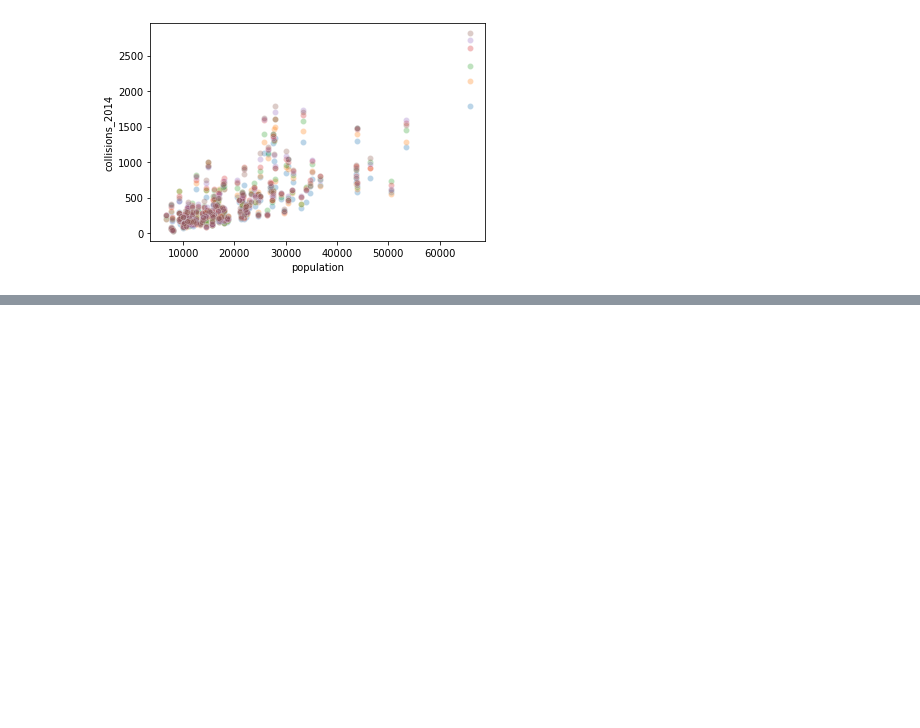
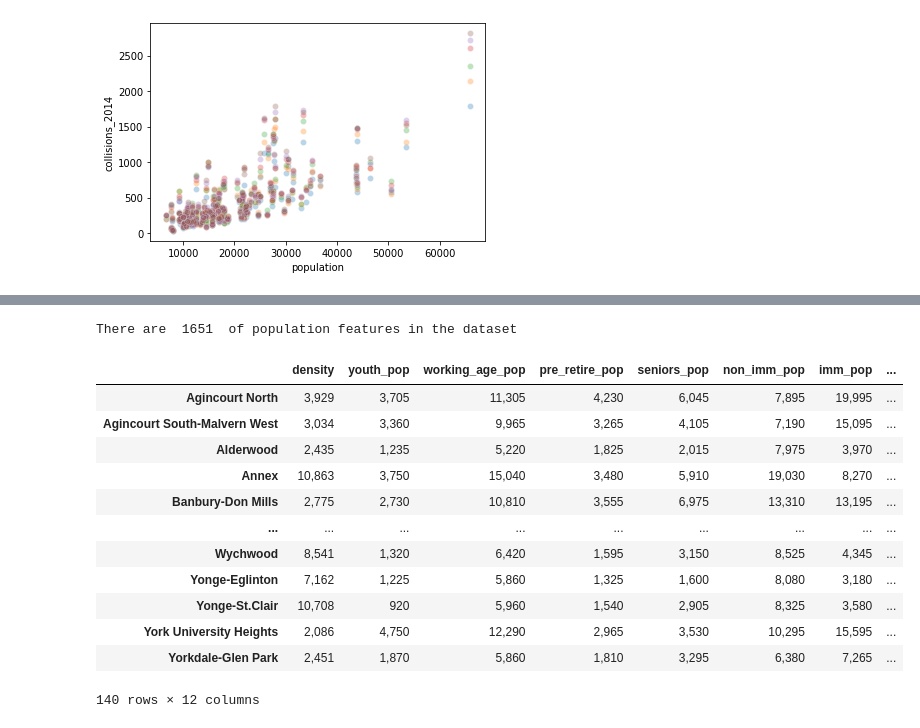
Before and after one commit to Andrew-Agapov/Kaggle_projects, a Jupyter notebook: toronto-traffic-collisions-analysis.ipynb, the cells around one changed output, grey strips where cells are left out. Drawn from its saved outputs; the diff is of its cells as text; code cells hidden in the pictures; blank space fills up the shorter version.

```diff
--- a/toronto-traffic-collisions-analysis.ipynb
+++ b/toronto-traffic-collisions-analysis.ipynb
@@ -370,0 +404,43 @@ Traffic collisions by year were growing 2014-2019 until they rapidly dropped in
+# %%
+# Let's see what characteristics we have in our df_pop dataframe:
+print("There are ", len(df_pop['Characteristic'].unique()), " of population features in the dataset")
+# There are too many features, we won't be able to explore all of them. Let's try using a few:
+
+features = ['Population density per square kilometre', 'Youth (15-24 years)', 'Working Age (25-54 years)', 'Pre-retirement (55-64 years)',
+            'Seniors (65+ years)', '  Non-immigrants', '  Immigrants', '  Car, truck, van - as a driver', '  Car, truck, van - as a passenger',
+            '  Public transit', '  Walked', '  Bicycle']
+
+pop_density = df_pop[df_pop['Characteristic']==features[0]].iloc[0,6:]
+youth_pop = df_pop[df_pop['Characteristic']==features[1]].iloc[0,6:]
+working_age_pop = df_pop[df_pop['Characteristic']==features[2]].iloc[0,6:]
+pre_retire_pop = df_pop[df_pop['Characteristic']==features[3]].iloc[0,6:]
+seniors_pop = df_pop[df_pop['Characteristic']==features[4]].iloc[0,6:]
+non_imm_pop = df_pop[df_pop['Characteristic']==features[5]].iloc[0,6:]
+imm_pop = df_pop[df_pop['Characteristic']==features[6]].iloc[0,6:]
+car_drive_commute = df_pop[df_pop['Characteristic']==features[7]].iloc[0,6:]
+car_pass_commute = df_pop[df_pop['Characteristic']==features[8]].iloc[0,6:]
+transit_commute = df_pop[df_pop['Characteristic']==features[9]].iloc[0,6:]
+walk_commute = df_pop[df_pop['Characteristic']==features[10]].iloc[0,6:]
+bicycle_commute = df_pop[df_pop['Characteristic']==features[11]].iloc[0,6:]
+# %% [output]
+There are  1651  of population features in the dataset
+# %%
+series_list = [pop_density, youth_pop, working_age_pop, pre_retire_pop, seniors_pop, non_imm_pop, imm_pop, car_drive_commute, car_pass_commute, transit_commute, walk_commute, bicycle_commute]
+series_names = ['density', 'youth_pop','working_age_pop','pre_retire_pop','seniors_pop','non_imm_pop','imm_pop',"driver_commute", 'car_pass_commute', 'transit_commute','walk_commute', 'bicycle_commute']
+
+full_features = pd.concat(series_list, axis=1, keys=series_names)
+full_features
+# %% [output]
+|  | density | youth_pop | working_age_pop | pre_retire_pop | seniors_pop | non_imm_pop | imm_pop | ... |
+| Agincourt North | 3,929 | 3,705 | 11,305 | 4,230 | 6,045 | 7,895 | 19,995 | ... |
+| Agincourt South-Malvern West | 3,034 | 3,360 | 9,965 | 3,265 | 4,105 | 7,190 | 15,095 | ... |
+| Alderwood | 2,435 | 1,235 | 5,220 | 1,825 | 2,015 | 7,975 | 3,970 | ... |
+| Annex | 10,863 | 3,750 | 15,040 | 3,480 | 5,910 | 19,030 | 8,270 | ... |
+| Banbury-Don Mills | 2,775 | 2,730 | 10,810 | 3,555 | 6,975 | 13,310 | 13,195 | ... |
+| ... | ... | ... | ... | ... | ... | ... | ... | ... |
+| Wychwood | 8,541 | 1,320 | 6,420 | 1,595 | 3,150 | 8,525 | 4,345 | ... |
+| Yonge-Eglinton | 7,162 | 1,225 | 5,860 | 1,325 | 1,600 | 8,080 | 3,180 | ... |
+| Yonge-St.Clair | 10,708 | 920 | 5,960 | 1,540 | 2,905 | 8,325 | 3,580 | ... |
+| York University Heights | 2,086 | 4,750 | 12,290 | 2,965 | 3,530 | 10,295 | 15,595 | ... |
+| Yorkdale-Glen Park | 2,451 | 1,870 | 5,860 | 1,810 | 3,295 | 6,380 | 7,265 | ... |
+140 rows × 12 columns
```
Also changed, not shown: parts of 9 cells of this notebook.
